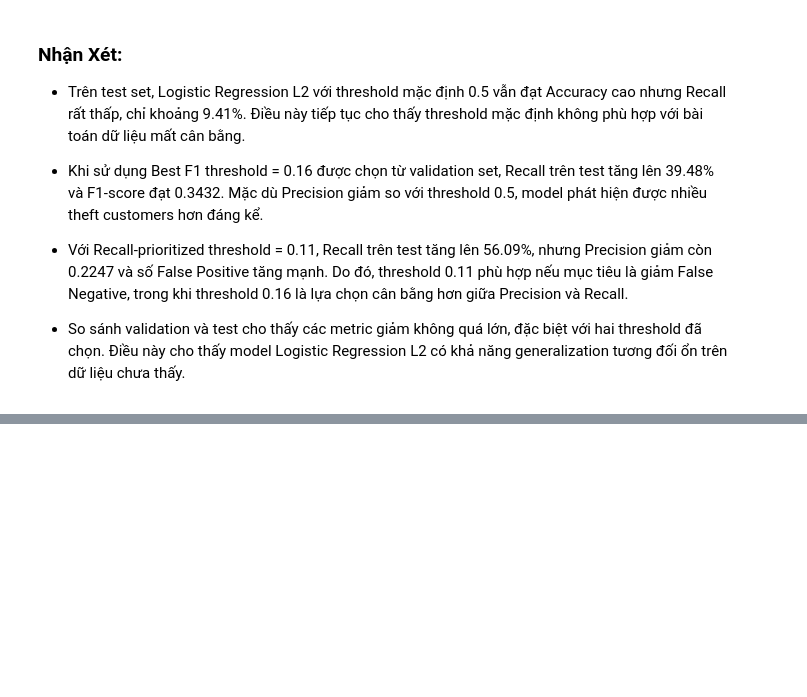
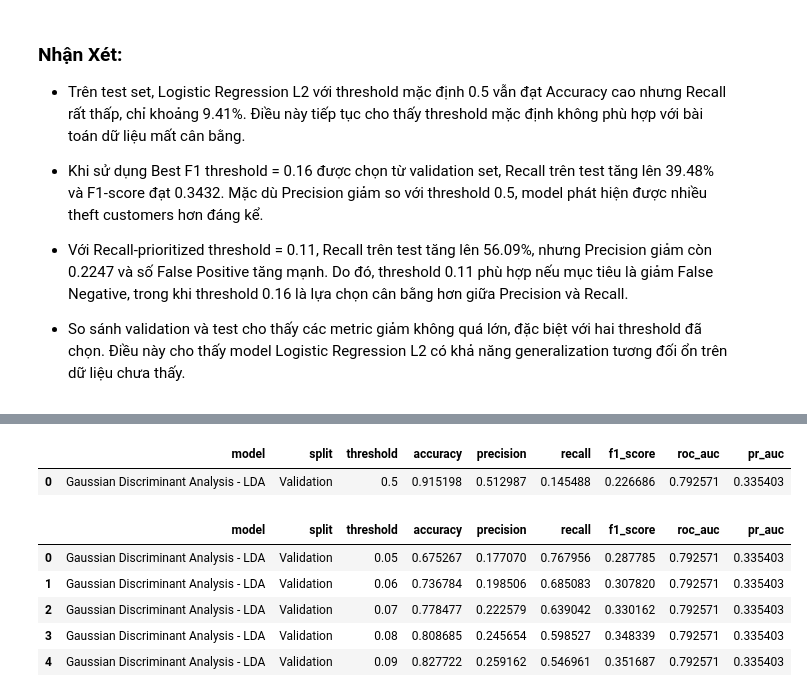
Before and after one commit to longzu-ComputerScience/CS114----ML-Project---Energy-Theft-Detection, a Jupyter notebook: notebooks/model_training_quoc_thai.ipynb, the cells around one changed output, grey strips where cells are left out. Saved outputs shown, nothing was run; the diff lists cells and outputs as text; code cells hidden in the pictures; blank space fills up the shorter version.

Commit message:
Add GDA model comparison

```diff
--- a/notebooks/model_training_quoc_thai.ipynb
+++ b/notebooks/model_training_quoc_thai.ipynb
@@ -1138,0 +1194,60 @@ test_recall_priority_cm = plot_confusion_matrix_custom(
+# %%
+# 13.3. Evaluate GDA trên validation set với threshold mặc định 0.5
+
+gda_val_default_row = collect_result_row(
+    model_name="Gaussian Discriminant Analysis - LDA",
+    split_name="Validation",
+    y_true=y_val,
+    y_prob=y_val_prob_gda,
+    threshold=0.5,
+)
+
+gda_val_default_df = pd.DataFrame([gda_val_default_row])
+
+gda_val_default_df
+# %% [output]
+|  | model | split | threshold | accuracy | precision | recall | f1_score | roc_auc | pr_auc |
+| 0 | Gaussian Discriminant Analysis - LDA | Validation | 0.5 | 0.915198 | 0.512987 | 0.145488 | 0.226686 | 0.792571 | 0.335403 |
+# %%
+# 13.4. Threshold tuning cho GDA trên validation set
+
+gda_thresholds = np.arange(0.05, 0.96, 0.01)
+
+gda_threshold_result_rows = []
+
+for threshold in gda_thresholds:
+    result_row = collect_result_row(
+        model_name="Gaussian Discriminant Analysis - LDA",
+        split_name="Validation",
+        y_true=y_val,
+        y_prob=y_val_prob_gda,
+        threshold=threshold,
+    )
+
+    gda_threshold_result_rows.append(result_row)
+
+
+gda_threshold_results_df = pd.DataFrame(gda_threshold_result_rows)
+
+gda_threshold_results_df = gda_threshold_results_df[
+    [
+        "model",
+        "split",
+        "threshold",
+        "accuracy",
+        "precision",
+        "recall",
+        "f1_score",
+        "roc_auc",
+        "pr_auc",
+    ]
+]
+
+gda_threshold_results_df.head()
+# %% [output]
+|  | model | split | threshold | accuracy | precision | recall | f1_score | roc_auc | pr_auc |
+| 0 | Gaussian Discriminant Analysis - LDA | Validation | 0.05 | 0.675267 | 0.177070 | 0.767956 | 0.287785 | 0.792571 | 0.335403 |
+| 1 | Gaussian Discriminant Analysis - LDA | Validation | 0.06 | 0.736784 | 0.198506 | 0.685083 | 0.307820 | 0.792571 | 0.335403 |
+| 2 | Gaussian Discriminant Analysis - LDA | Validation | 0.07 | 0.778477 | 0.222579 | 0.639042 | 0.330162 | 0.792571 | 0.335403 |
+| 3 | Gaussian Discriminant Analysis - LDA | Validation | 0.08 | 0.808685 | 0.245654 | 0.598527 | 0.348339 | 0.792571 | 0.335403 |
+| 4 | Gaussian Discriminant Analysis - LDA | Validation | 0.09 | 0.827722 | 0.259162 | 0.546961 | 0.351687 | 0.792571 | 0.335403 |
```
Also changed, not shown: parts of 11 cells of this notebook.
